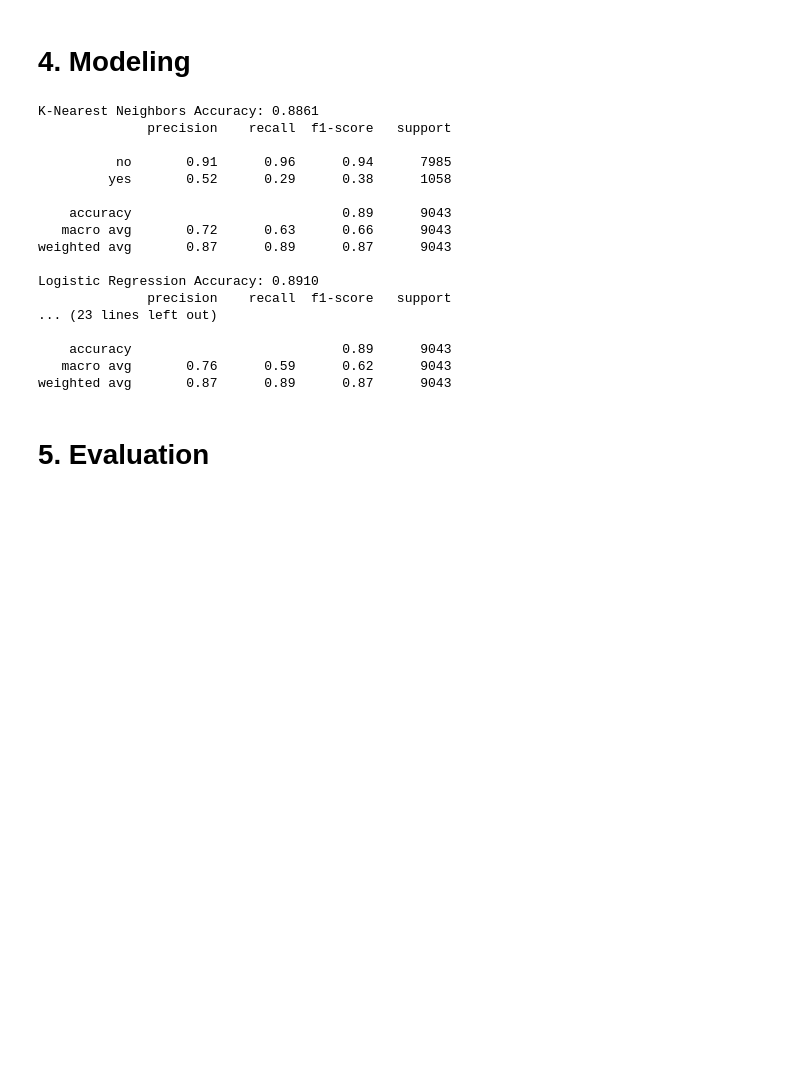
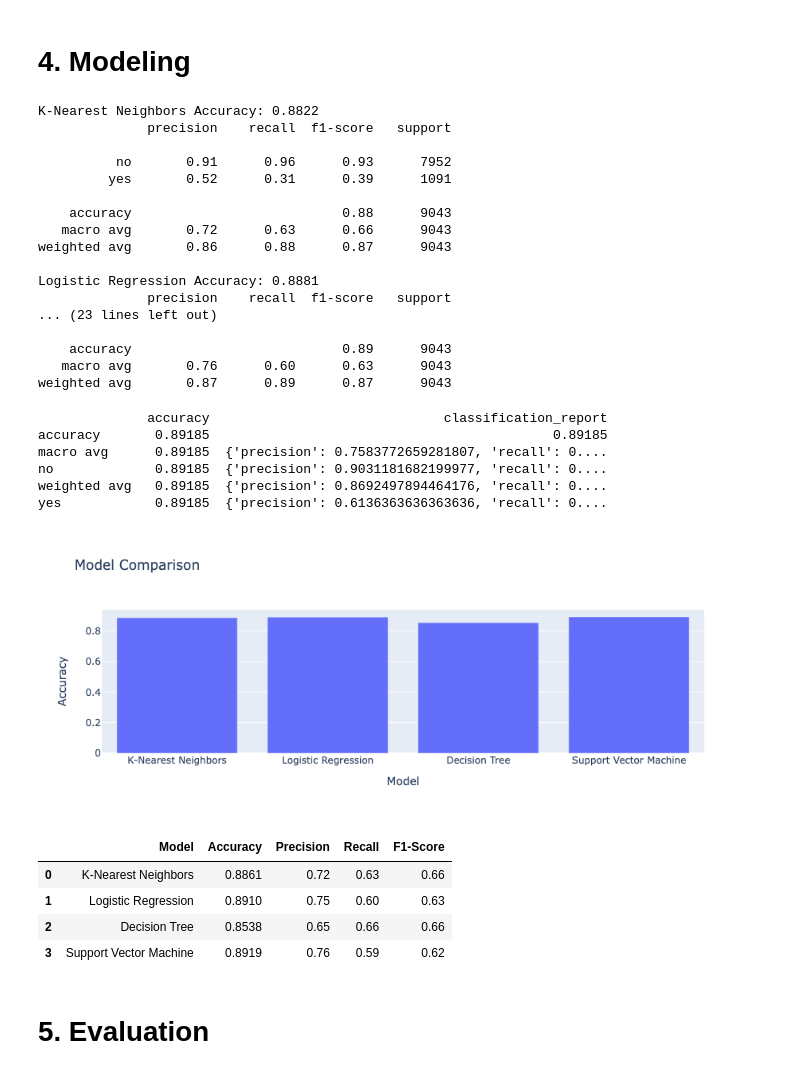
Before and after one commit to aojah1/bank-marketing, a Jupyter notebook: bank-marketing.ipynb, the cells around one changed output. Cells and saved outputs as stored; diff of their text form; code cells hidden in the pictures; blank space fills up the shorter version.

```diff
--- a/bank-marketing.ipynb
+++ b/bank-marketing.ipynb
@@ -223,7 +252,6 @@ results = {}
 for name, clf in classifiers.items():
     # Create a pipeline with preprocessing and the classifier
     pipeline = Pipeline(steps=[
-        ('preprocessor', preprocessor),
         ('classifier', clf)
     ])
 
@@ -244,23 +272,54 @@ for name, clf in classifiers.items():
         'classification_report': classification_report(y_test, y_pred, output_dict=True)
     }
 # %% [output]
-K-Nearest Neighbors Accuracy: 0.8861
+K-Nearest Neighbors Accuracy: 0.8822
               precision    recall  f1-score   support
 
-          no       0.91      0.96      0.94      7985
-         yes       0.52      0.29      0.38      1058
+          no       0.91      0.96      0.93      7952
+         yes       0.52      0.31      0.39      1091
 
-    accuracy                           0.89      9043
+    accuracy                           0.88      9043
    macro avg       0.72      0.63      0.66      9043
-weighted avg       0.87      0.89      0.87      9043
+weighted avg       0.86      0.88      0.87      9043
 
-Logistic Regression Accuracy: 0.8910
+Logistic Regression Accuracy: 0.8881
               precision    recall  f1-score   support
 ... (23 lines left out)
 
     accuracy                           0.89      9043
-   macro avg       0.76      0.59      0.62      9043
+   macro avg       0.76      0.60      0.63      9043
 weighted avg       0.87      0.89      0.87      9043
+# %%
+# Plot the data using Plotly
+
+print(df_results_comparision)
+
+data = {
+    'Model': ['K-Nearest Neighbors', 'Logistic Regression', 'Decision Tree', 'Support Vector Machine'],
+    'Accuracy': [0.8861, 0.8910, 0.8538, 0.8919],
+    'Precision': [0.72, 0.75, 0.65, 0.76],
+    'Recall': [0.63, 0.60, 0.66, 0.59],
+    'F1-Score': [0.66, 0.63, 0.66, 0.62]
+}
+
+import plotly.express as px
+fig = px.bar(data, x='Model', y='Accuracy', title='Model Comparison')
+fig.show()
+df_results_comparision = pd.DataFrame(data)
+df_results_comparision
+# %% [output]
+              accuracy                              classification_report
+accuracy       0.89185                                            0.89185
+macro avg      0.89185  {'precision': 0.7583772659281807, 'recall': 0....
+no             0.89185  {'precision': 0.9031181682199977, 'recall': 0....
+weighted avg   0.89185  {'precision': 0.8692497894464176, 'recall': 0....
+yes            0.89185  {'precision': 0.6136363636363636, 'recall': 0....
+[figure, added]
+|  | Model | Accuracy | Precision | Recall | F1-Score |
+| 0 | K-Nearest Neighbors | 0.8861 | 0.72 | 0.63 | 0.66 |
+| 1 | Logistic Regression | 0.8910 | 0.75 | 0.60 | 0.63 |
+| 2 | Decision Tree | 0.8538 | 0.65 | 0.66 | 0.66 |
+| 3 | Support Vector Machine | 0.8919 | 0.76 | 0.59 | 0.62 |
 # %% [markdown]
 # 5. Evaluation
 # %%
```
Also changed, not shown: parts of 14 cells of this notebook, 4 other files.
